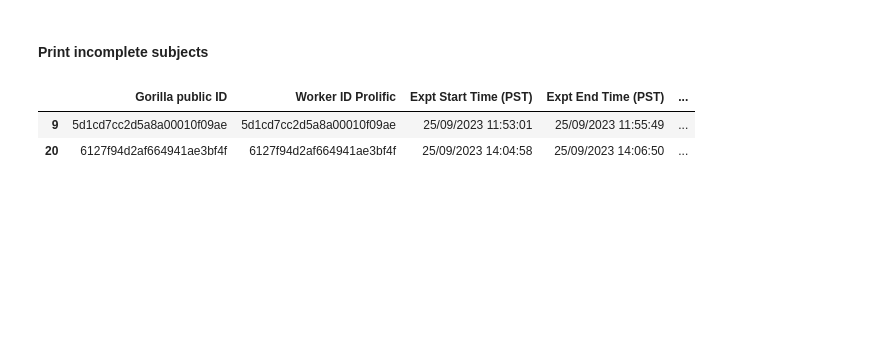
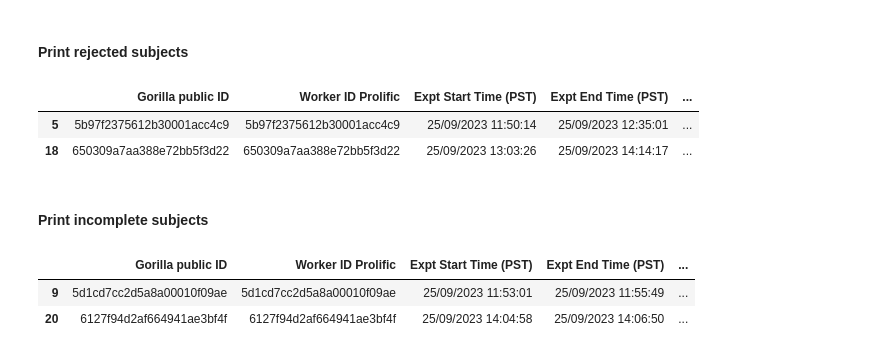
Before and after one commit to mmhenderson/featsynth, a Jupyter notebook: code/behav_preproc/preproc_expt3.ipynb, the cells around one changed output. Saved outputs shown, nothing was run; the diff lists cells and outputs as text; code cells hidden in the pictures; blank space fills up the shorter version.

```diff
--- a/code/behav_preproc/preproc_expt3.ipynb
+++ b/code/behav_preproc/preproc_expt3.ipynb
@@ -111,3 +116,16 @@ good_df
+# %% [markdown]
+#### Print rejected subjects
+# %%
+all_df = pd.read_csv(os.path.join(preproc_folder,'complete_subs_only.csv'), index_col=0)
+good_df = pd.read_csv(os.path.join(preproc_folder,'good_subs_only.csv'), index_col=0)
+bad_df = all_df.iloc[~np.isin(np.array(all_df['Worker ID Prolific']), np.array(good_df['Worker ID Prolific']))]
+
+sort_order = date_utils.argsort_dates(np.array(bad_df['Expt Start Time (PST)']))
+bad_df.iloc[sort_order]
+# %% [output]
+|  | Gorilla public ID | Worker ID Prolific | Expt Start Time (PST) | Expt End Time (PST) | ... |
+| 5 | 5b97f2375612b30001acc4c9 | 5b97f2375612b30001acc4c9 | 25/09/2023 11:50:14 | 25/09/2023 12:35:01 | ... |
+| 18 | 650309a7aa388e72bb5f3d22 | 650309a7aa388e72bb5f3d22 | 25/09/2023 13:03:26 | 25/09/2023 14:14:17 | ... |
 # %% [markdown]
 #### Print incomplete subjects
 # %%
```
Also changed, not shown: parts of 3 cells of this notebook, 8 other files.
